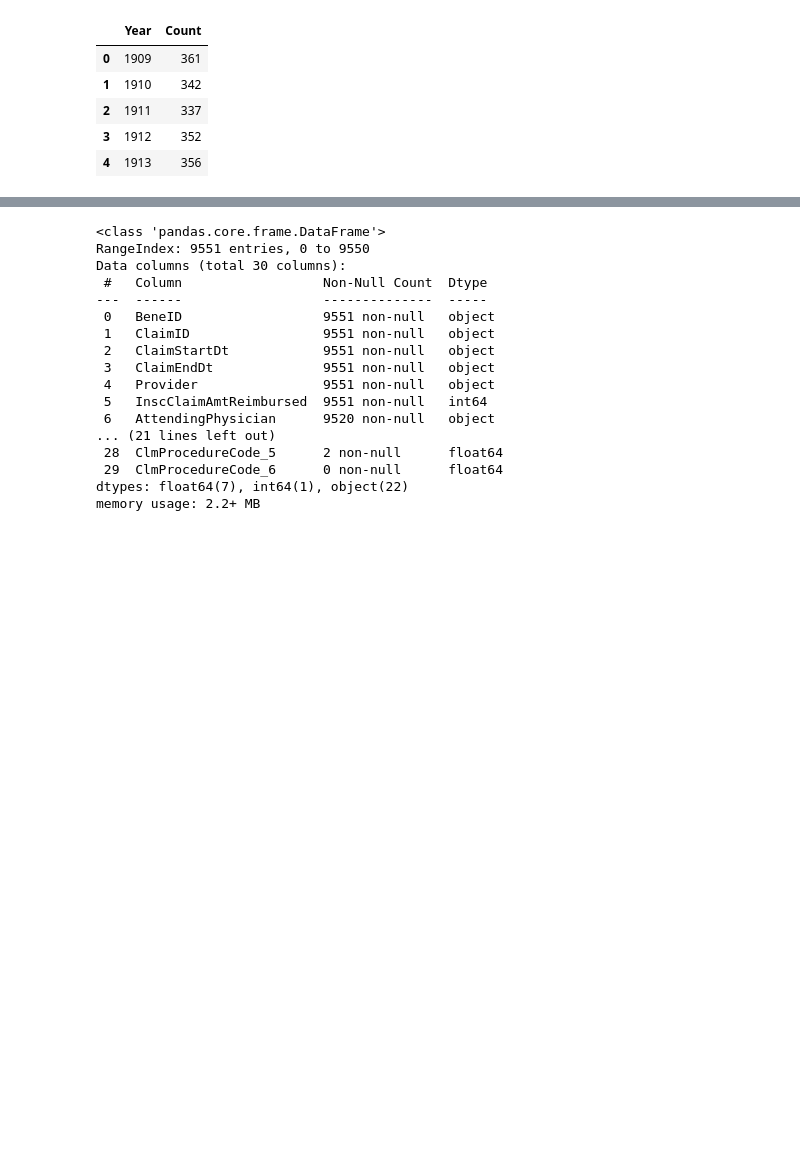
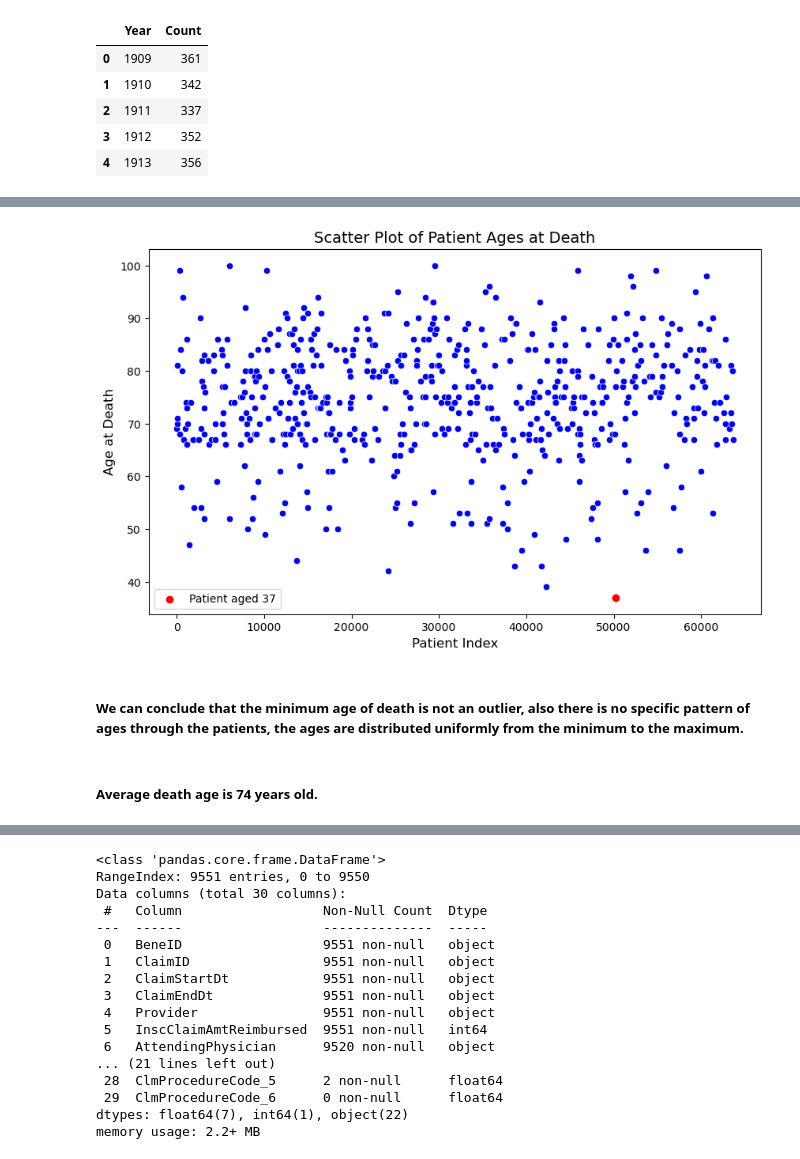
Before and after one commit to CesarChaparro1974/Healthcare-provider-fraud-detection, a Jupyter notebook: notebook.ipynb, the cells around one changed output, grey strips where cells are left out. Drawn from its saved outputs; the diff is of its cells as text; code cells hidden in the pictures; blank space fills up the shorter version.

```diff
--- a/notebook.ipynb
+++ b/notebook.ipynb
@@ -201,0 +281,9 @@ plt.show()
+# %%
+# Calculate the age by subtracting DOB from DOD and getting the difference in years
+subset_died_patients['Age_at_death'] = (subset_died_patients['DOD'] - subset_died_patients['DOB']).dt.days / 365.25
+
+# Round the age to the nearest integer
+subset_died_patients['Age_at_death'] = subset_died_patients['Age_at_death'].round()
+
+# Check the distribution of ages, you can use:
+print(subset_died_patients['Age_at_death'].describe())
@@ -202,3 +300,28 @@ plt.show()
+# %%
+# Create the scatter plot
+plt.figure(figsize=(10, 6))
+sns.scatterplot(x=subset_died_patients.index, y=subset_died_patients['Age_at_death'], color='blue')
+
+# Highlight the patient who died at the age of 37
+patient_37 = subset_died_patients[subset_died_patients['Age_at_death'] == 37]
+plt.scatter(patient_37.index, patient_37['Age_at_death'], color='red', label='Patient aged 37')
+
+# Title and labels
+plt.title('Scatter Plot of Patient Ages at Death', fontsize=14)
+plt.xlabel('Patient Index', fontsize=12)
+plt.ylabel('Age at Death', fontsize=12)
+
+# Show the legend
+plt.legend()
+
+# Display the plot
+plt.show()
+# %% [output]
+[figure, added]
+# %% [markdown]
+##### We can conclude that the minimum age of death is not an outlier, also there is no specific pattern of ages through the patients, the ages are distributed uniformly from the minimum to the maximum.
+# %% [markdown]
+##### Average death age is 74 years old.
 # %%
 test_inpatient.head()
 # %% [output]
```
Also changed, not shown: parts of 10 cells of this notebook, 1 other file.
